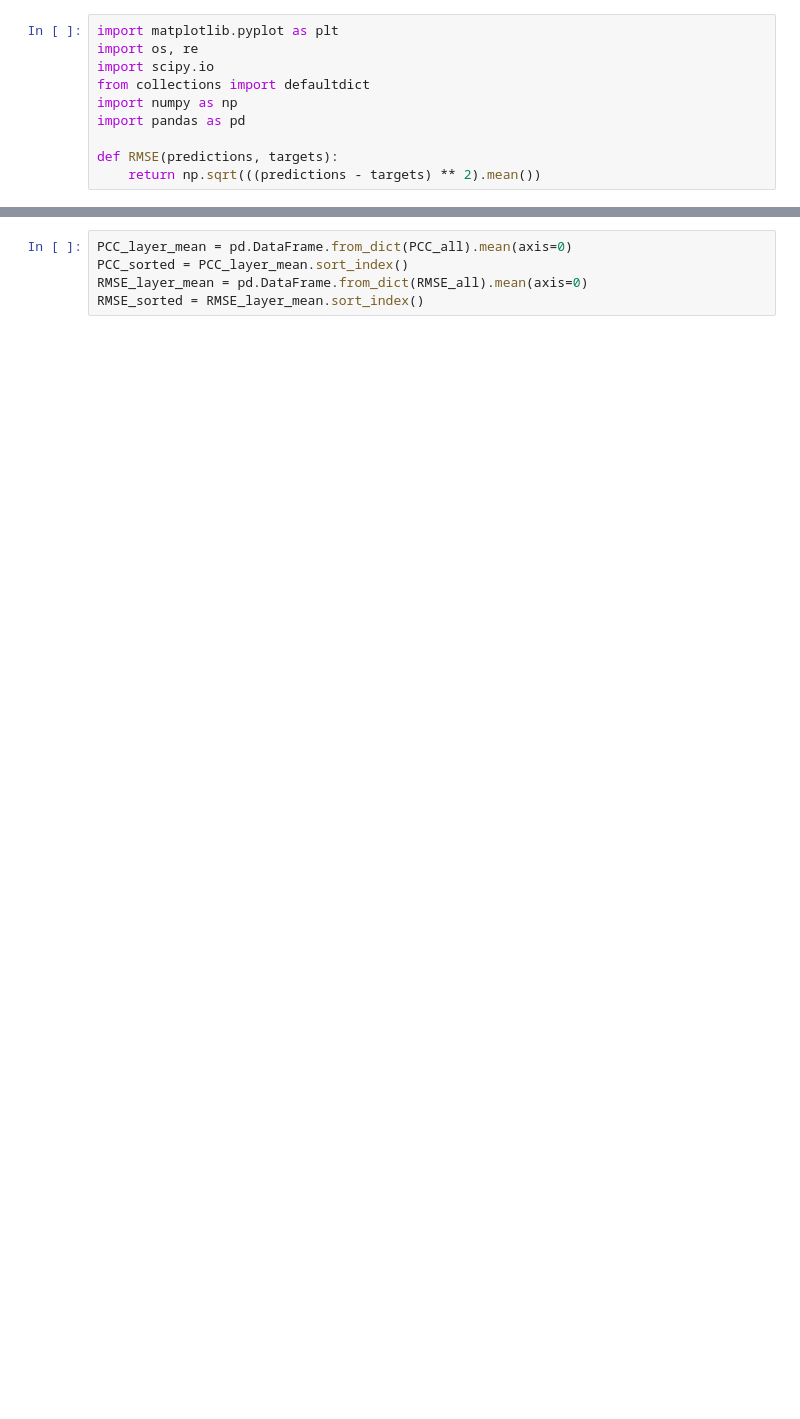
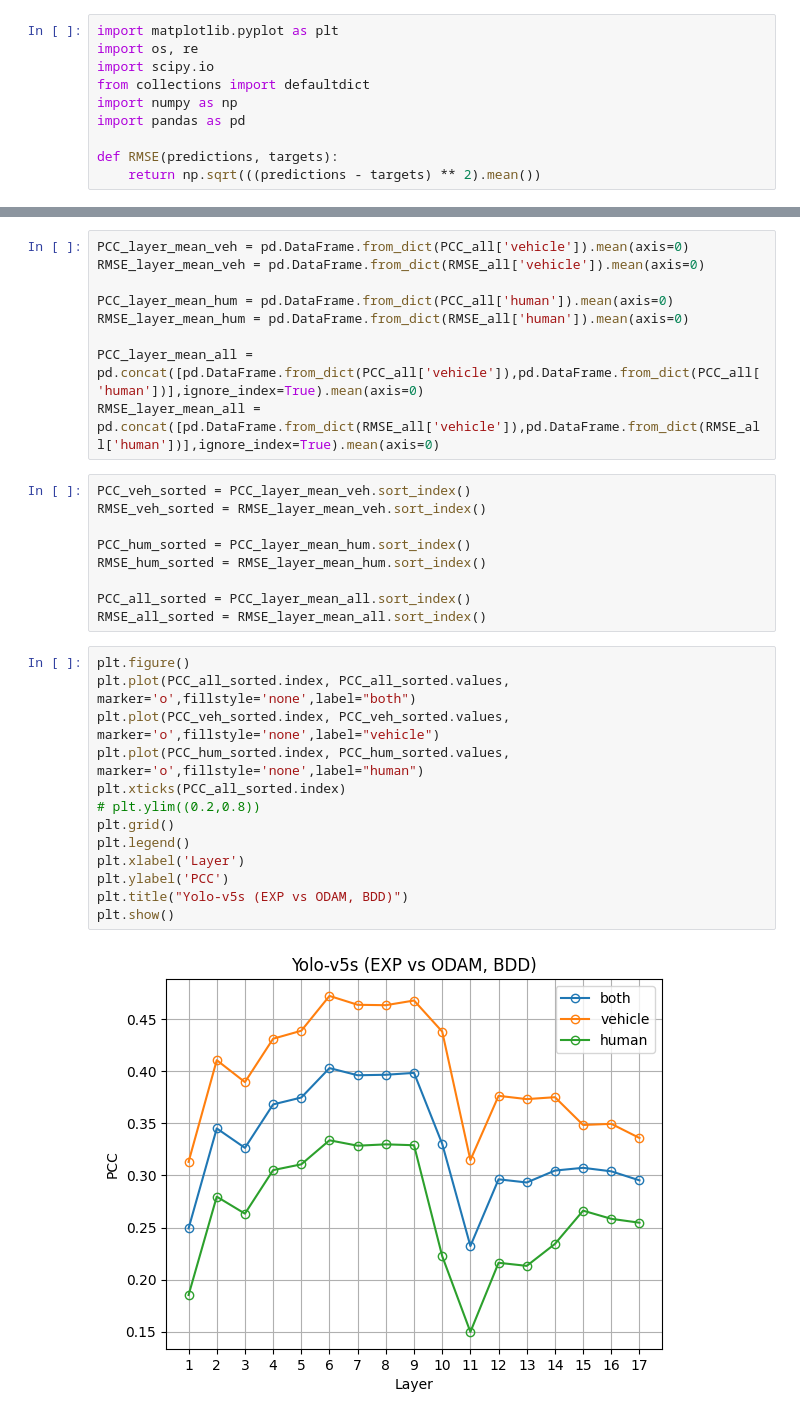
Before and after one commit to shaderein/xai, a Jupyter notebook: scripts/layer_similarity_analysis.ipynb, the cells around one changed output, grey strips where cells are left out. Drawn from its saved outputs; the diff is of its cells as text; blank space fills up the shorter version.

Commit message:
[231130] Similarity plot

```diff
--- a/scripts/layer_similarity_analysis.ipynb
+++ b/scripts/layer_similarity_analysis.ipynb
@@ -38,7 +57,35 @@ for dir in os.listdir(xai_saliency_path):
-# %%
-PCC_layer_mean = pd.DataFrame.from_dict(PCC_all).mean(axis=0)
-PCC_sorted = PCC_layer_mean.sort_index()
-RMSE_layer_mean = pd.DataFrame.from_dict(RMSE_all).mean(axis=0)
-RMSE_sorted = RMSE_layer_mean.sort_index()
+# %%
+PCC_layer_mean_veh = pd.DataFrame.from_dict(PCC_all['vehicle']).mean(axis=0)
+RMSE_layer_mean_veh = pd.DataFrame.from_dict(RMSE_all['vehicle']).mean(axis=0)
+
+PCC_layer_mean_hum = pd.DataFrame.from_dict(PCC_all['human']).mean(axis=0)
+RMSE_layer_mean_hum = pd.DataFrame.from_dict(RMSE_all['human']).mean(axis=0)
+
+PCC_layer_mean_all = pd.concat([pd.DataFrame.from_dict(PCC_all['vehicle']),pd.DataFrame.from_dict(PCC_all['human'])],ignore_index=True).mean(axis=0)
+RMSE_layer_mean_all = pd.concat([pd.DataFrame.from_dict(RMSE_all['vehicle']),pd.DataFrame.from_dict(RMSE_all['human'])],ignore_index=True).mean(axis=0)
+# %%
+PCC_veh_sorted = PCC_layer_mean_veh.sort_index()
+RMSE_veh_sorted = RMSE_layer_mean_veh.sort_index()
+
+PCC_hum_sorted = PCC_layer_mean_hum.sort_index()
+RMSE_hum_sorted = RMSE_layer_mean_hum.sort_index()
+
+PCC_all_sorted = PCC_layer_mean_all.sort_index()
+RMSE_all_sorted = RMSE_layer_mean_all.sort_index()
+# %%
+plt.figure()
+plt.plot(PCC_all_sorted.index, PCC_all_sorted.values, marker='o',fillstyle='none',label="both")
+plt.plot(PCC_veh_sorted.index, PCC_veh_sorted.values, marker='o',fillstyle='none',label="vehicle")
+plt.plot(PCC_hum_sorted.index, PCC_hum_sorted.values, marker='o',fillstyle='none',label="human")
+plt.xticks(PCC_all_sorted.index)
+# plt.ylim((0.2,0.8))
+plt.grid()
+plt.legend()
+plt.xlabel('Layer')
+plt.ylabel('PCC')
+plt.title("Yolo-v5s (EXP vs ODAM, BDD)")
+plt.show()
+# %% [output]
+[figure, added]
 # %%
 plt.figure()
```
Also changed, not shown: parts of 6 cells of this notebook.
